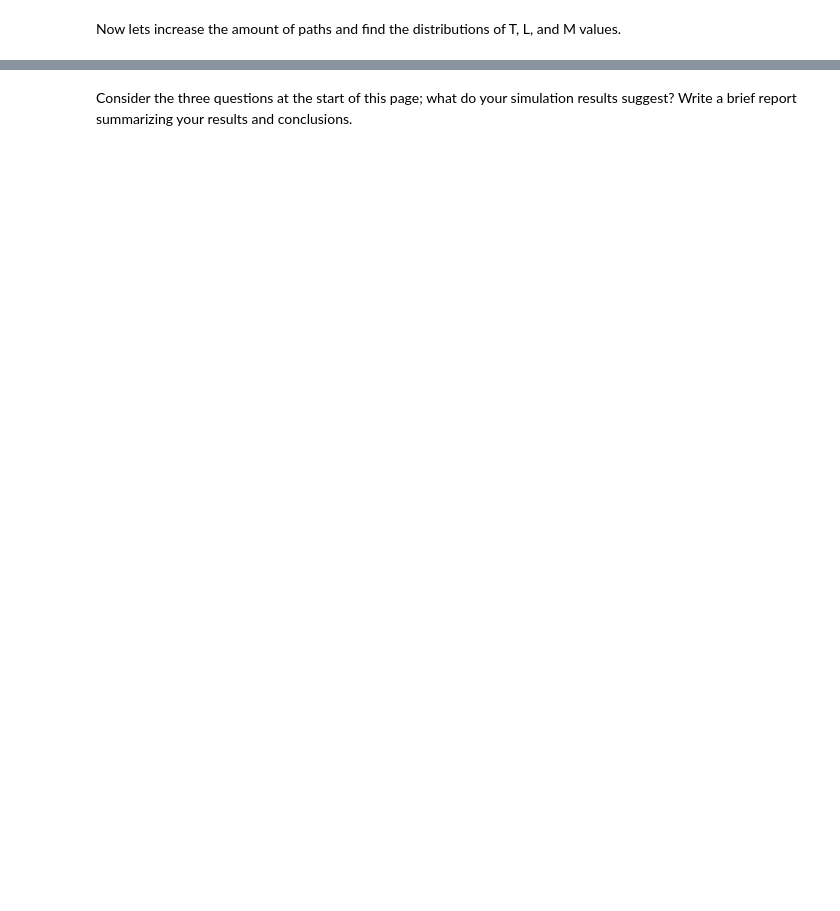
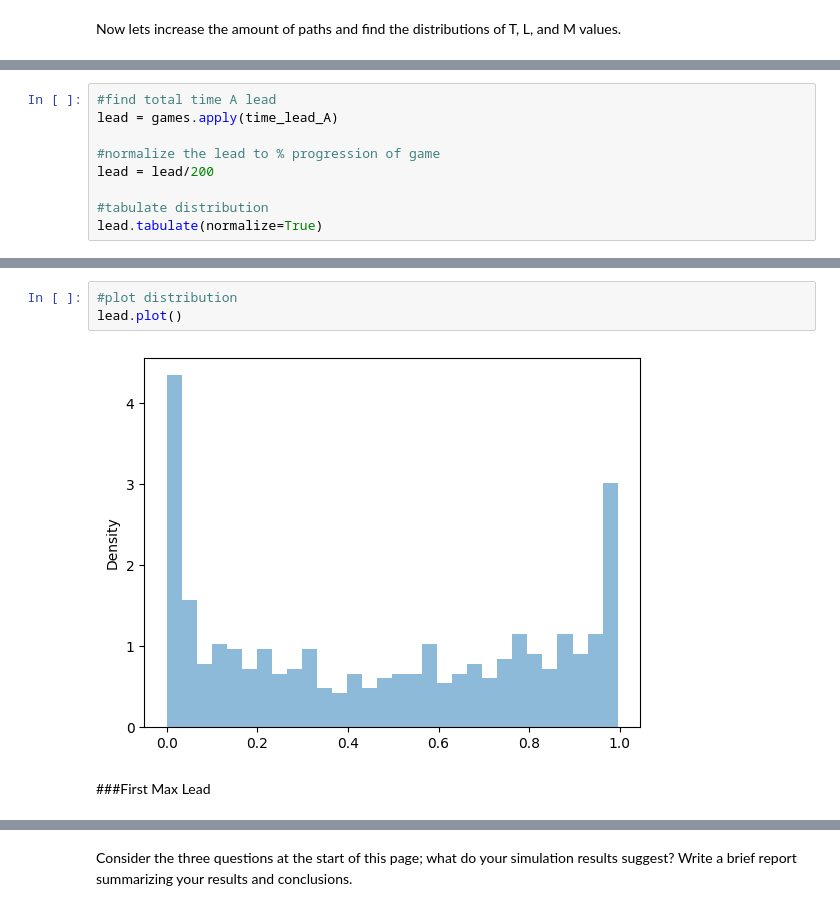
Before and after one commit to NRJaggers/Applied-Stochastic-Processes, a Jupyter notebook: Applications/1-Simple_Random_Walk/Simple_Random_Walk.ipynb, the cells around one changed output, grey strips where cells are left out. Cells and saved outputs as stored; diff of their text form; blank space fills up the shorter version.

```diff
--- a/Applications/1-Simple_Random_Walk/Simple_Random_Walk.ipynb
+++ b/Applications/1-Simple_Random_Walk/Simple_Random_Walk.ipynb
@@ -174,0 +193,9 @@ tie
+# %%
+#find total time A lead
+lead = games.apply(time_lead_A)
+
+#normalize the lead to % progression of game
+lead = lead/200
+
+#tabulate distribution
+lead.tabulate(normalize=True)
@@ -174,0 +219,7 @@ tie
+# %%
+#plot distribution
+lead.plot()
+# %% [output]
+[figure, added]
+# %% [markdown]
+###First Max Lead
```
Also changed, not shown: parts of 14 cells of this notebook.
